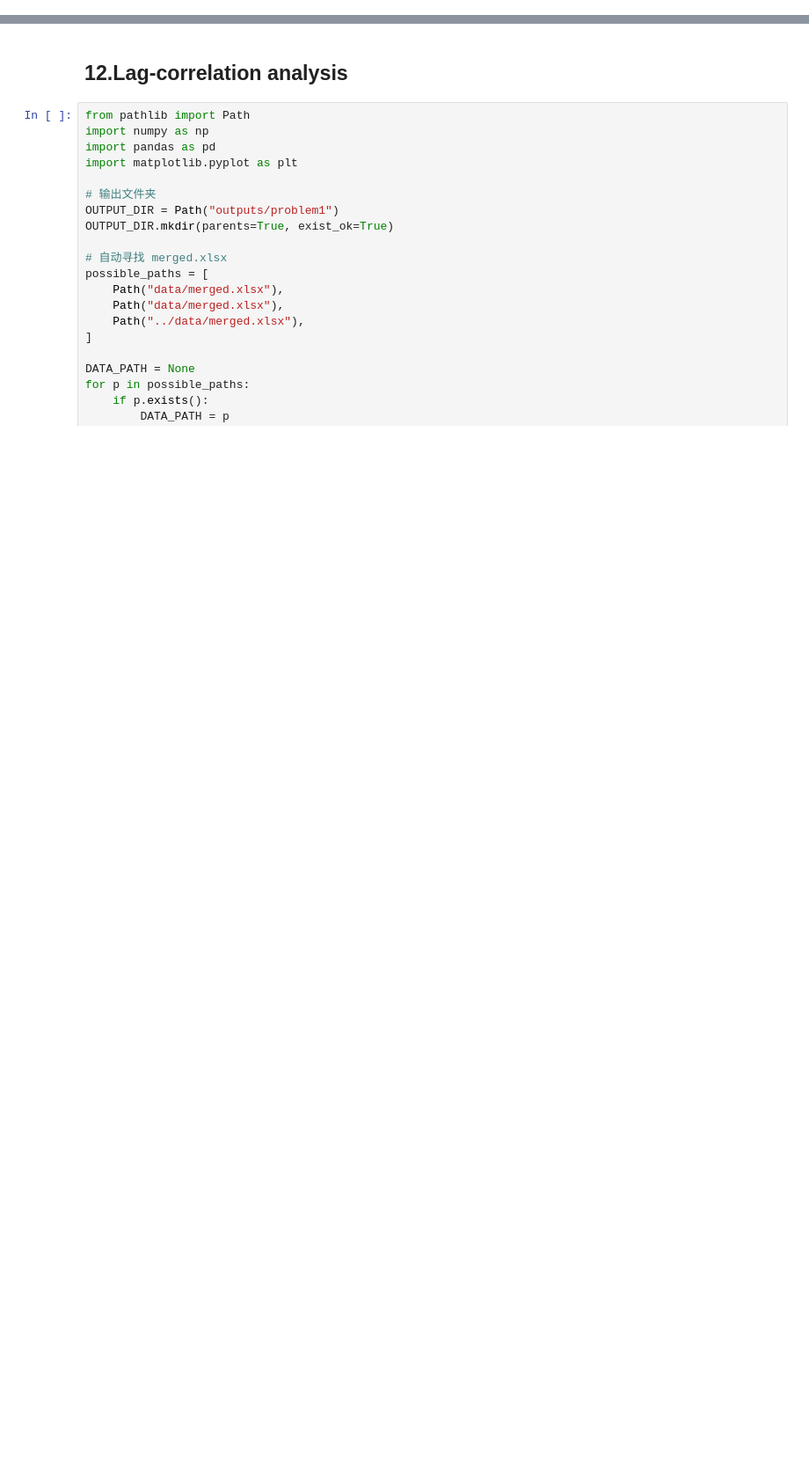
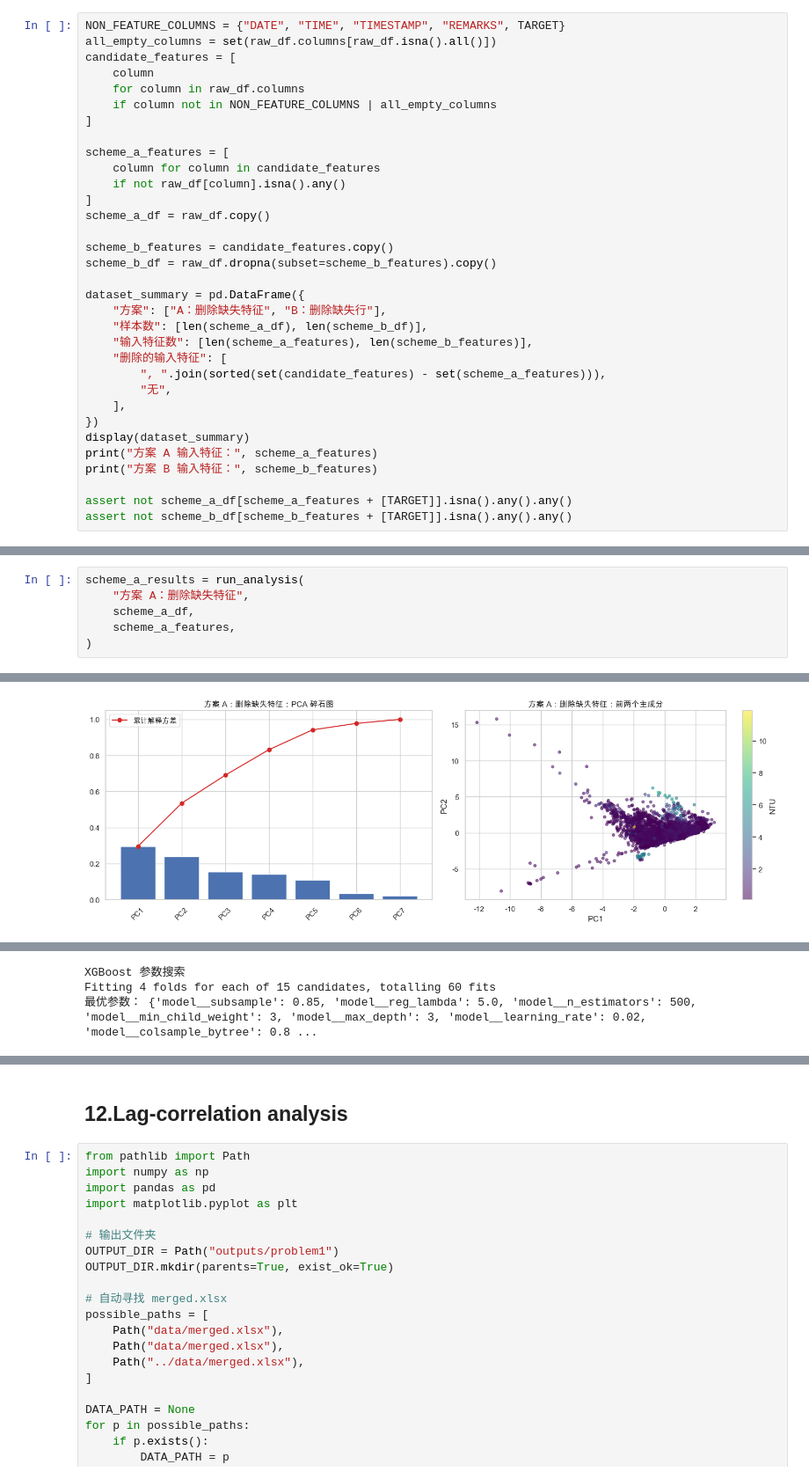
Before and after one commit to Azdmjiny/2026-Asia-Pasific-cup, a Jupyter notebook: codes/p1.ipynb, the cells around one changed output, grey strips where cells are left out. Shown at 88% size. Cells and saved outputs as stored; diff of their text form; blank space fills up the shorter version.

```diff
--- a/codes/p1.ipynb
+++ b/codes/p1.ipynb
@@ -744,0 +124,33 @@ print("注意：上述结果反映同期统计关联和模型贡献，不等同
+# %%
+NON_FEATURE_COLUMNS = {"DATE", "TIME", "TIMESTAMP", "REMARKS", TARGET}
+all_empty_columns = set(raw_df.columns[raw_df.isna().all()])
+candidate_features = [
+    column
+    for column in raw_df.columns
+    if column not in NON_FEATURE_COLUMNS | all_empty_columns
+]
+
+scheme_a_features = [
+    column for column in candidate_features
+    if not raw_df[column].isna().any()
+]
+scheme_a_df = raw_df.copy()
+
+scheme_b_features = candidate_features.copy()
+scheme_b_df = raw_df.dropna(subset=scheme_b_features).copy()
+
+dataset_summary = pd.DataFrame({
+    "方案": ["A：删除缺失特征", "B：删除缺失行"],
+    "样本数": [len(scheme_a_df), len(scheme_b_df)],
+    "输入特征数": [len(scheme_a_features), len(scheme_b_features)],
+    "删除的输入特征": [
+        ", ".join(sorted(set(candidate_features) - set(scheme_a_features))),
+        "无",
+    ],
+})
+display(dataset_summary)
+print("方案 A 输入特征：", scheme_a_features)
+print("方案 B 输入特征：", scheme_b_features)
+
+assert not scheme_a_df[scheme_a_features + [TARGET]].isna().any().any()
+assert not scheme_b_df[scheme_b_features + [TARGET]].isna().any().any()
@@ -744,0 +547,7 @@ print("注意：上述结果反映同期统计关联和模型贡献，不等同
+# %%
+scheme_a_results = run_analysis(
+    "方案 A：删除缺失特征",
+    scheme_a_df,
+    scheme_a_features,
+)
+# %% [output]
@@ -744,0 +572 @@ print("注意：上述结果反映同期统计关联和模型贡献，不等同
+[figure, added]
@@ -744,0 +591,3 @@ print("注意：上述结果反映同期统计关联和模型贡献，不等同
+XGBoost 参数搜索
+Fitting 4 folds for each of 15 candidates, totalling 60 fits
+最优参数： {'model__subsample': 0.85, 'model__reg_lambda': 5.0, 'model__n_estimators': 500, 'model__min_child_weight': 3, 'model__max_depth': 3, 'model__learning_rate': 0.02, 'model__colsample_bytree': 0.8 ...
```
Also changed, not shown: parts of 47 cells of this notebook, 3 other files.
